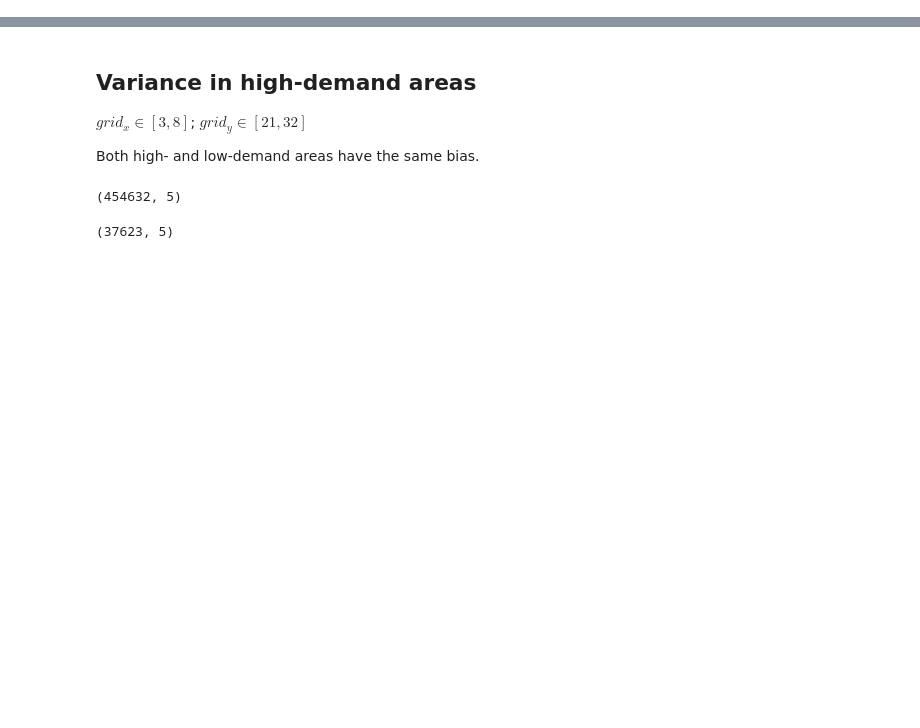
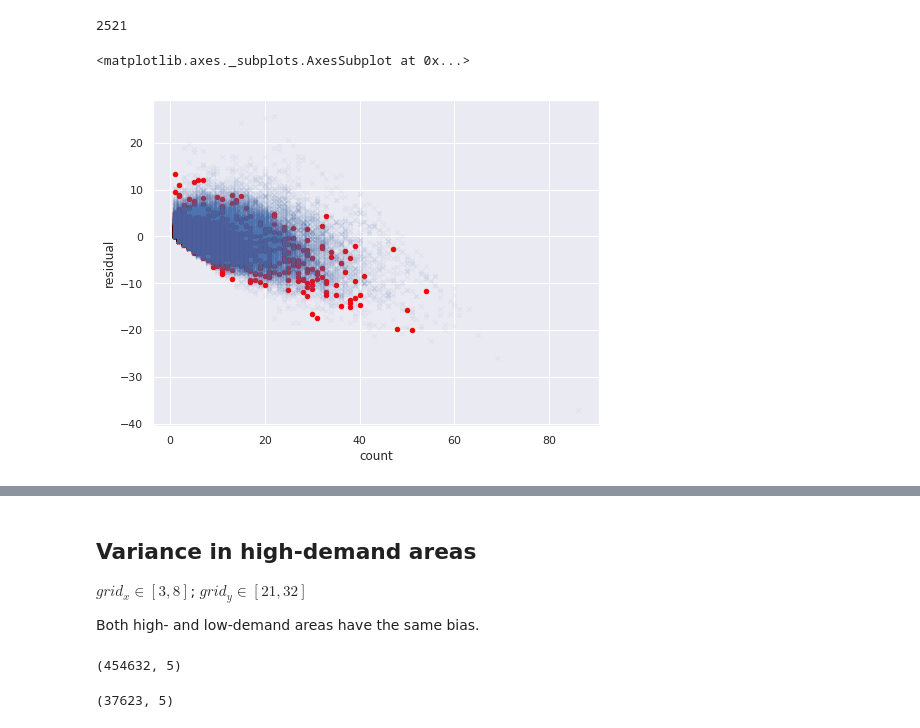
Before and after one commit to atkm/taxi-demand-prediction, a Jupyter notebook: Baseline Prediction Model.ipynb, the cells around one changed output, grey strips where cells are left out. Saved outputs shown, nothing was run; the diff lists cells and outputs as text; code cells hidden in the pictures; blank space fills up the shorter version.

```diff
--- a/Baseline Prediction Model.ipynb
+++ b/Baseline Prediction Model.ipynb
@@ -74,6 +78,4 @@ def get_rides(year, size):
 # %%
-# TODO: optimize. Too many calls to _get_counts.
-# The class should take an aggregated DataFrame as its argument instead.
 class BaselineModel:
     def __init__(self):
         self.mean_counts = None
@@ -104,17 +106,17 @@ class BaselineModel:
             return 0
 
     # returns a DataFrame with the actual count and the corresponding predicted value
-    def predict(self, rides_df):
-        rides_df = self._extract_datetime(rides_df)
-        rides_df['pred'] = rides_df.apply(
+    def predict(self, counts):
+        counts = self._extract_datetime(counts)
+        counts['pred'] = counts.apply(
             lambda row: self._predict(row['grid_x'], row['grid_y'],
                                  row['weekday'], row['hour']), axis=1
         )
-        rides_df['pred_scaled'] = rides_df.apply(
+        counts['pred_scaled'] = counts.apply(
             lambda row: self._predict(row['grid_x'], row['grid_y'],
                                  row['weekday'], row['hour'], scaled=True), axis=1
         )
-        return rides_df
+        return counts
 
     @staticmethod
     def get_scaled_counts(df):
@@ -171,0 +256,10 @@ def analyze_overestimated():
+# %%
+rides = datautils.read_rides(datautils.get_rides_data(2014,2,'small'))
+rides = pd.concat([rides, datautils.read_rides(datautils.get_rides_data(2014,4,'small'))])
+rides = pd.concat([rides, datautils.read_rides(datautils.get_rides_data(2014,6,'small'))])
+metar = datautils.read_metar(datautils.get_metar_data(2014,2))
+metar = pd.concat([metar, datautils.read_metar(datautils.get_metar_data(2014,4))])
+metar = pd.concat([metar, datautils.read_metar(datautils.get_metar_data(2014,6))])
+pred_train = fit_transform(rides)
+pred_joined = pd.merge(pred_train, metar, left_on='pickup_datetime', right_on='datetime')
+pred_joined['residual'] = pred_joined['pred'] - pred_joined['count']
@@ -171,0 +286,12 @@ def analyze_overestimated():
+# %%
+pred_joined['cold'] = pred_joined.fahrenheit < 20
+pred_cold = pred_joined[pred_joined.cold]
+pred_not_cold = pred_joined[~pred_joined.cold]
+print(len(pred_cold))
+fig, ax = plt.subplots(figsize=(8, 6))
+pred_cold.plot.scatter('count','residual',ax=ax, c='red')
+pred_not_cold.plot.scatter('count','residual',ax=ax, marker='x', alpha=0.05)
+# %% [output]
+2521
+<matplotlib.axes._subplots.AxesSubplot at 0x...>
+[figure, added]
```
Also changed, not shown: parts of 21 cells of this notebook, 4 other files.
